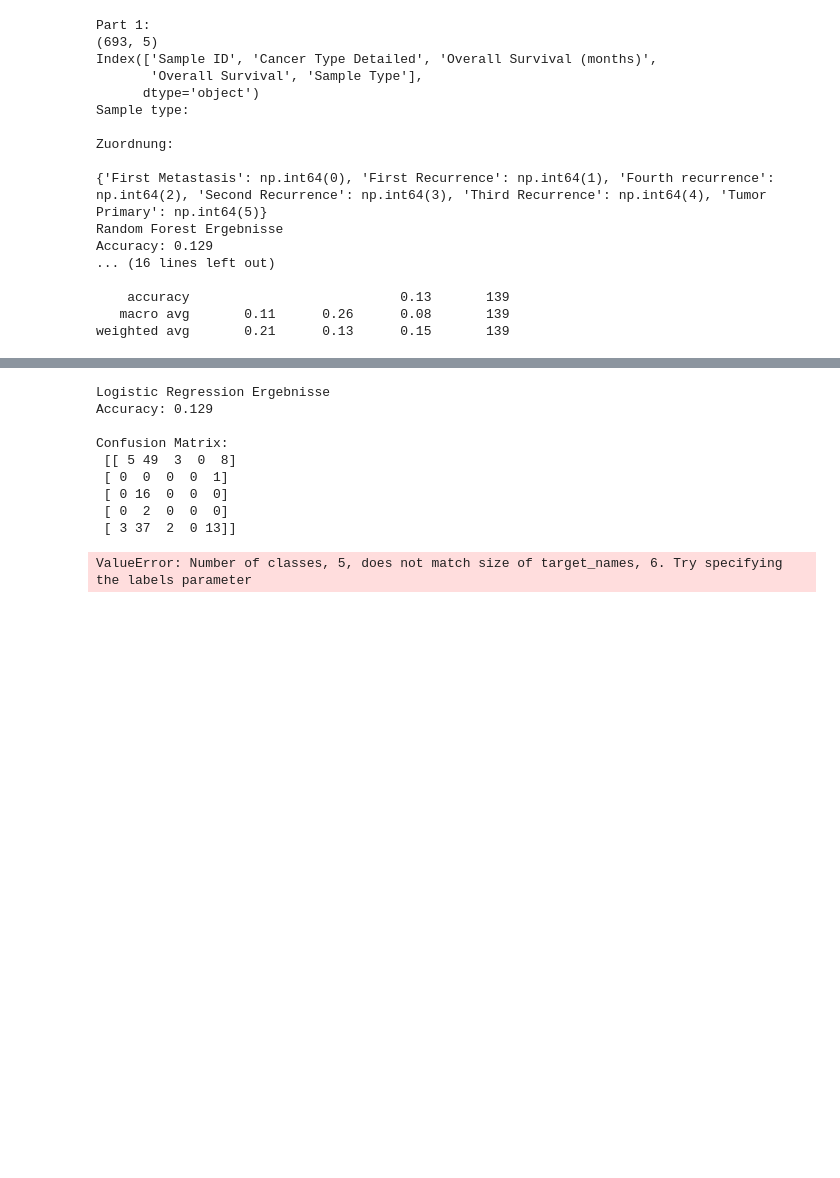
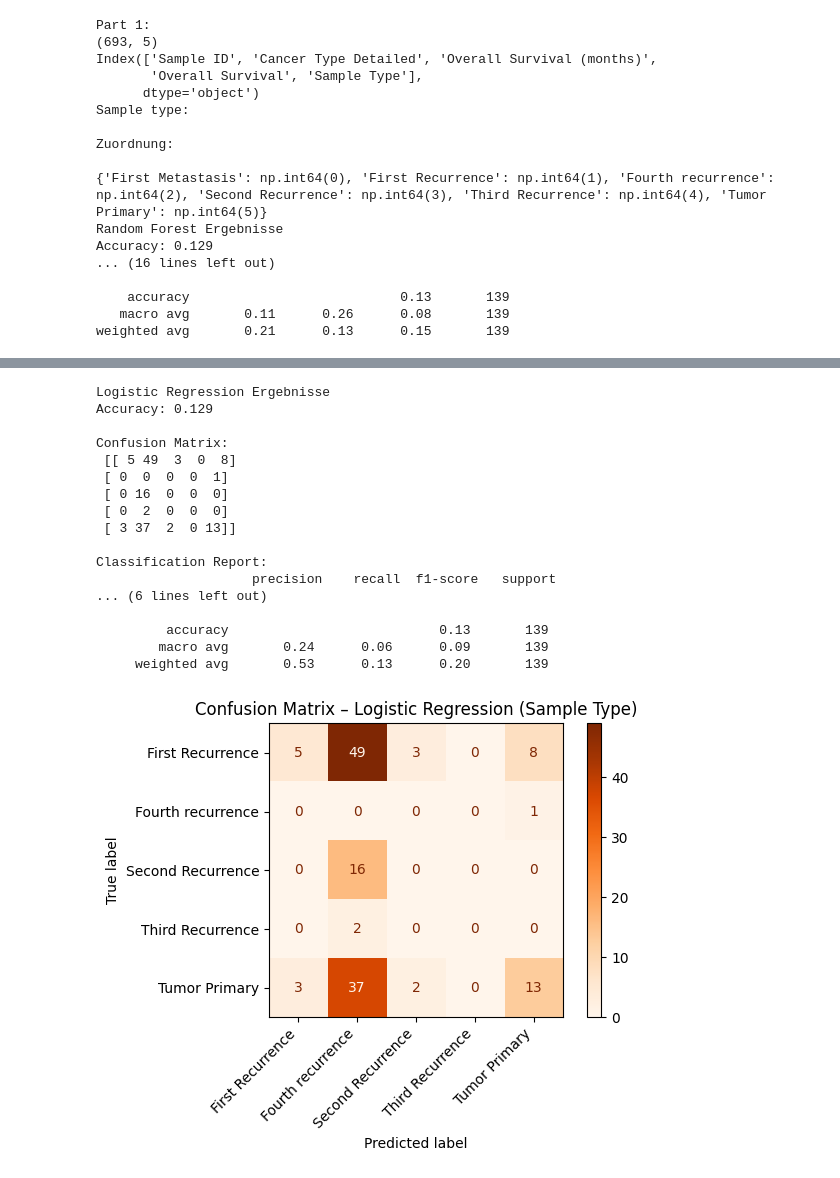
Before and after one commit to c2904/Cancer-Classification-with-XAI-Vis, a Jupyter notebook: data.ipynb, the cells around one changed output, grey strips where cells are left out. Cells and saved outputs as stored; diff of their text form; code cells hidden in the pictures; blank space fills up the shorter version.

```diff
--- a/data.ipynb
+++ b/data.ipynb
@@ -22,26 +38,15 @@ You should consider upgrading via the '/home/nina/Schreibtisch/HCI/Projekt/venv/
 # %%
-import pandas as pd
-import numpy as np
-import matplotlib.pyplot as plt
-import seaborn as sns
-from sklearn.model_selection import train_test_split
-from sklearn.ensemble import RandomForestClassifier
-from sklearn.metrics import accuracy_score, confusion_matrix, classification_report, ConfusionMatrixDisplay
 
-from sklearn.linear_model import LogisticRegression
-from sklearn.decomposition import PCA
-from sklearn.cluster import KMeans
-from sklearn.model_selection import train_test_split
-from sklearn.preprocessing import LabelEncoder
+
 
 
 
 clinical_data = pd.read_csv("hcai_data-main/difg_glass_clinical_data_reduced.tsv.txt", sep="\t")
 
 
-print("Part 1:")
-print(clinical_data.shape)
-print(clinical_data.columns[:10])  # zeigt nur die ersten 10 Spalten
+#print("Part 1:")
+#print(clinical_data.shape)
+#print(clinical_data.columns[:10])  #ersten 10 Spalten
 
 
 ##### auf sample type klassifizieren
@@ -105,7 +110,6 @@ print("\nClassification Report:\n", classification_report(y_test, y_pred))
 
 
 #ConfusionMatrixDisplay.from_estimator(model, X_test, y_test, display_labels=encoder.classes_, cmap='Blues')
-from sklearn.utils.multiclass import unique_labels
 labels = unique_labels(y_test, y_pred)
 class_names = encoder.inverse_transform(labels)
 
@@ -128,9 +132,15 @@ print("Accuracy:", round(accuracy_score(y_test, y_pred_log), 3))
 print("\nConfusion Matrix:\n", confusion_matrix(y_test, y_pred_log))
 #print("\nClassification Report:\n", classification_report(y_test, y_pred_log, target_names=encoder.classes_))
 
+
 #ConfusionMatrixDisplay.from_estimator(log_model, X_test, y_test, display_labels=encoder.classes_, cmap='Oranges')
 labels_log = unique_labels(y_test, y_pred_log)
 class_names_log = encoder.inverse_transform(labels_log)
+
+print("\nClassification Report:\n",
+      classification_report(y_test, y_pred_log,
+                            labels=labels_log,
+                            target_names=class_names_log))
 
 ConfusionMatrixDisplay.from_predictions(
     y_test, y_pred_log,
@@ -142,34 +152,42 @@ plt.xticks(rotation=45, ha='right')
 plt.tight_layout()
 plt.show()
 # %% [output]
 Part 1:
 (693, 5)
 Index(['Sample ID', 'Cancer Type Detailed', 'Overall Survival (months)',
        'Overall Survival', 'Sample Type'],
       dtype='object')
 Sample type:
 
 Zuordnung:
 
 {'First Metastasis': np.int64(0), 'First Recurrence': np.int64(1), 'Fourth recurrence': np.int64(2), 'Second Recurrence': np.int64(3), 'Third Recurrence': np.int64(4), 'Tumor Primary': np.int64(5)}
 Random Forest Ergebnisse
 Accuracy: 0.129
 ... (16 lines left out)
 
     accuracy                           0.13       139
    macro avg       0.11      0.26      0.08       139
 weighted avg       0.21      0.13      0.15       139
 [figure]
 Logistic Regression Ergebnisse
 Accuracy: 0.129
 
 Confusion Matrix:
  [[ 5 49  3  0  8]
  [ 0  0  0  0  1]
  [ 0 16  0  0  0]
  [ 0  2  0  0  0]
  [ 3 37  2  0 13]]
+
+Classification Report:
+                    precision    recall  f1-score   support
+... (6 lines left out)
+
+         accuracy                           0.13       139
+        macro avg       0.24      0.06      0.09       139
+     weighted avg       0.53      0.13      0.20       139
-ValueError: Number of classes, 5, does not match size of target_names, 6. Try specifying the labels parameter
+[figure, added]
 # %%
 
 #y = df_encoded["Sample Type"] #target
```
Also changed, not shown: parts of 3 cells of this notebook.
